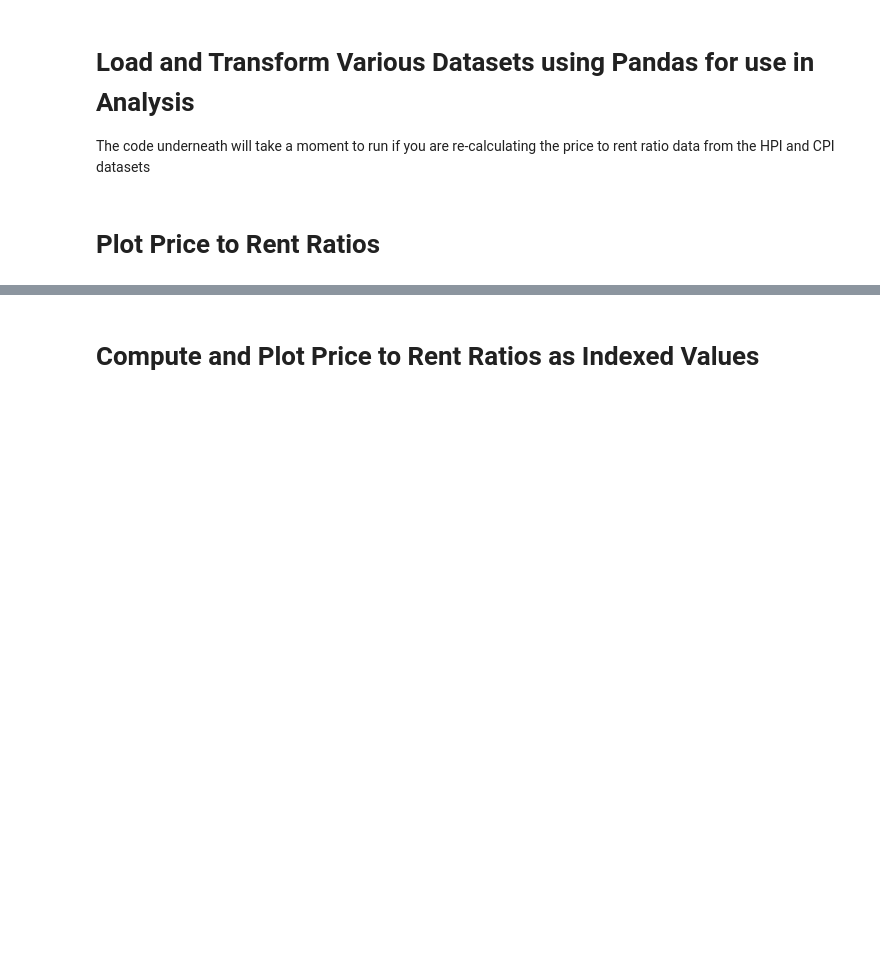
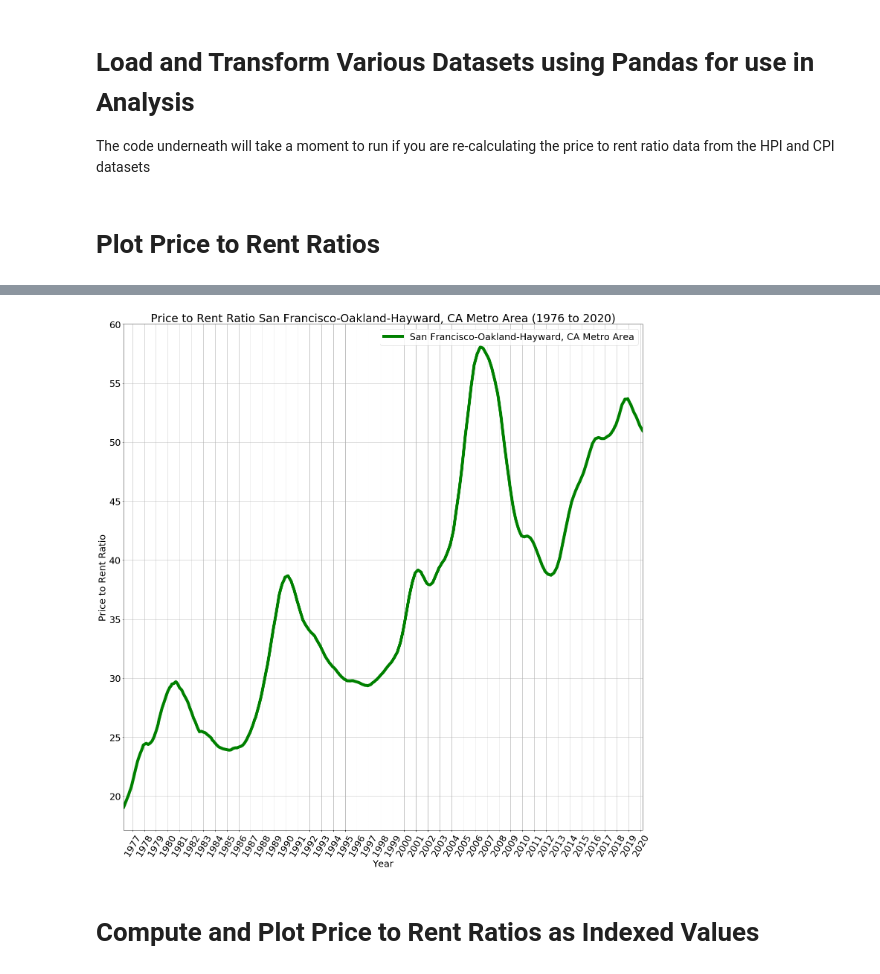
Before and after one commit to Artperkitny/Real-Estate-Price-to-Rent-Ratio-EDA, a Jupyter notebook: Part-4-Alternative-Historical-Data.ipynb, the cells around one changed output, grey strips where cells are left out. Drawn from its saved outputs; the diff is of its cells as text; code cells hidden in the pictures; blank space fills up the shorter version.

```diff
--- a/Part-4-Alternative-Historical-Data.ipynb
+++ b/Part-4-Alternative-Historical-Data.ipynb
@@ -365,3 +409,26 @@ plt.show()
+# %%
+ax = price_to_rent_df_main_pivot.loc[:,['San Francisco-Oakland-Hayward, CA Metro Area']].rolling(window=12,center=False).mean().plot(
+    figsize=(25,25),
+    linewidth=8,
+    grid=True,
+    color="Green",
+)
+
+plt.rcParams.update({'font.size': 25})
+
+ax.set_title('Price to Rent Ratio San Francisco-Oakland-Hayward, CA Metro Area (1976 to 2020)',
+             fontdict={'fontsize': 30, 'fontweight': 'medium'})
+plt.xticks(
+    [i for n,i in enumerate(price_to_rent_df_main_pivot.index) if n%12==0],
+    rotation=60
+)
+plt.xlabel('Year', fontsize=25)
+plt.ylabel('Price to Rent Ratio', fontsize=25)
+plt.margins(x=0)
+plt.savefig('images/SF_1976_to_2020_PTR.jpg',  dpi=300, bbox_inches = "tight")
+plt.show()
+# %% [output]
+[figure, added]
 # %% [markdown]
 # Compute and Plot Price to Rent Ratios as Indexed Values
 # %%
```
Also changed, not shown: parts of 4 cells of this notebook, 9 other files.
